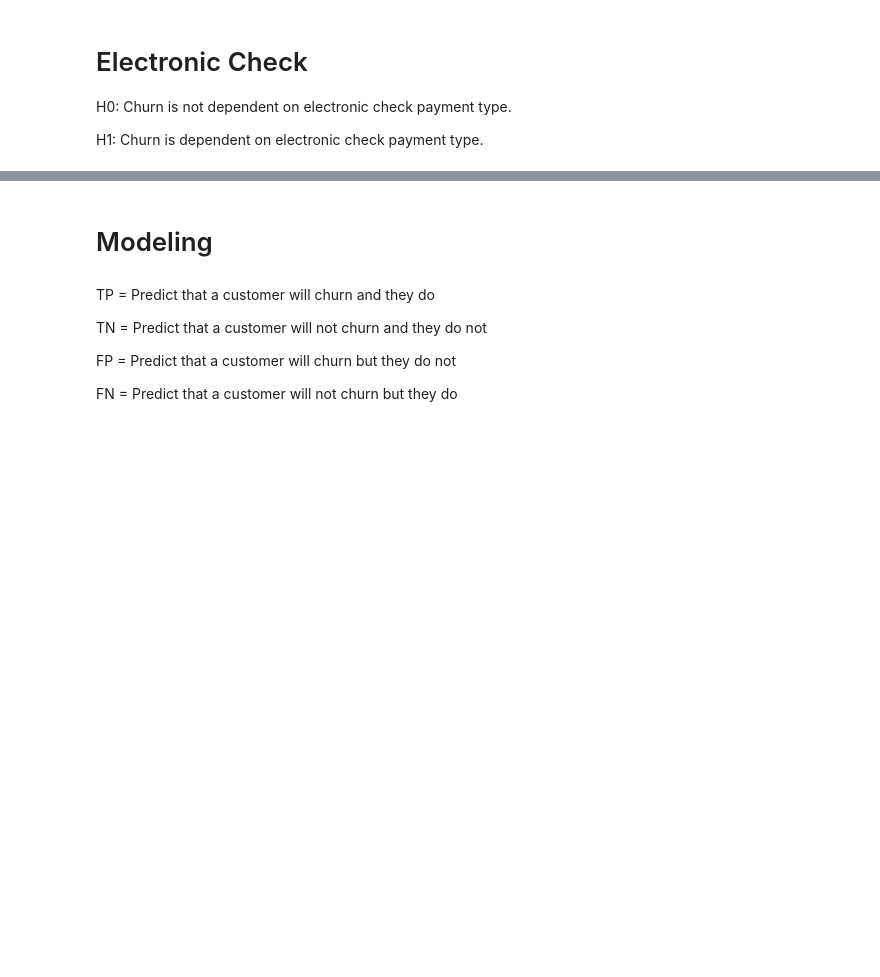
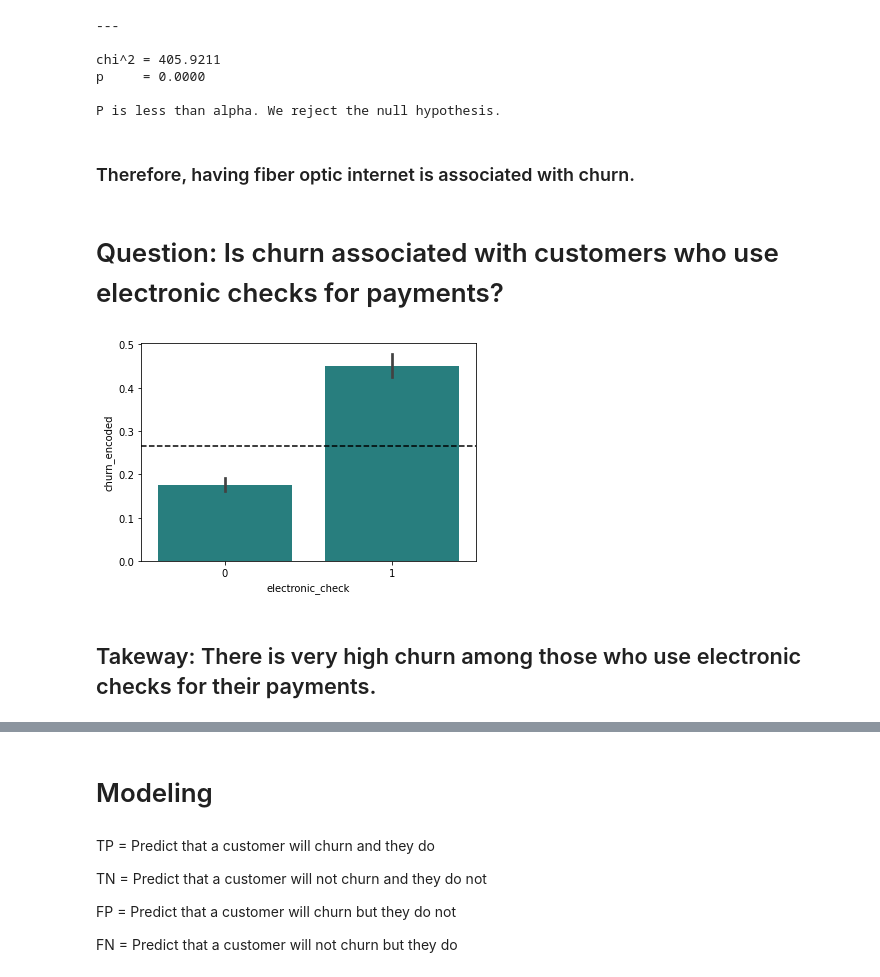
Before and after one commit to paigerackley/classification-project, a Jupyter notebook: final_notebook.ipynb, the cells around one changed output, grey strips where cells are left out. Saved outputs shown, nothing was run; the diff lists cells and outputs as text; code cells hidden in the pictures; blank space fills up the shorter version.

```diff
--- a/final_notebook.ipynb
+++ b/final_notebook.ipynb
@@ -392,19 +142,29 @@ observed2 = pd.crosstab(train.fiber_optic, train.churn)
 # scipy function calculates values based on the crosstab created
 chi2, p, degf, expected = chi2_contingency(observed2)
 
-print('Observed\n')
-print(observed2.values)
-print('---\nExpected\n')
-print(expected)
 print('---\n')
 print(f'chi^2 = {chi2:.4f}')
 print(f'p     = {p:.4f}')
 
 if p < alpha:
     print('\nP is less than alpha. We reject the null hypothesis.')
+# %% [output]
+---
+
+chi^2 = 405.9211
+p     = 0.0000
+
+P is less than alpha. We reject the null hypothesis.
-# %% [markdown]
-# Electronic Check
-
-H0: Churn is not dependent on electronic check payment type.
-
-H1: Churn is dependent on electronic check payment type.
+# %% [markdown]
+### Therefore, having fiber optic internet is associated with churn.
+# %% [markdown]
+# Question: Is churn associated with customers who use electronic checks for payments?
+# %%
+plt.figure(figsize=(6,4))
+sns.barplot(x = 'electronic_check', y = 'churn_encoded', data=train, alpha=.9, color='teal')
+plt.axhline(train['churn_encoded'].mean(), ls='--', color='black')
+plt.show()
+# %% [output]
+[figure, added]
+# %% [markdown]
+## Takeway: There is very high churn among those who use electronic checks for their payments.
```
Also changed, not shown: parts of 73 cells of this notebook, 3 other files.
